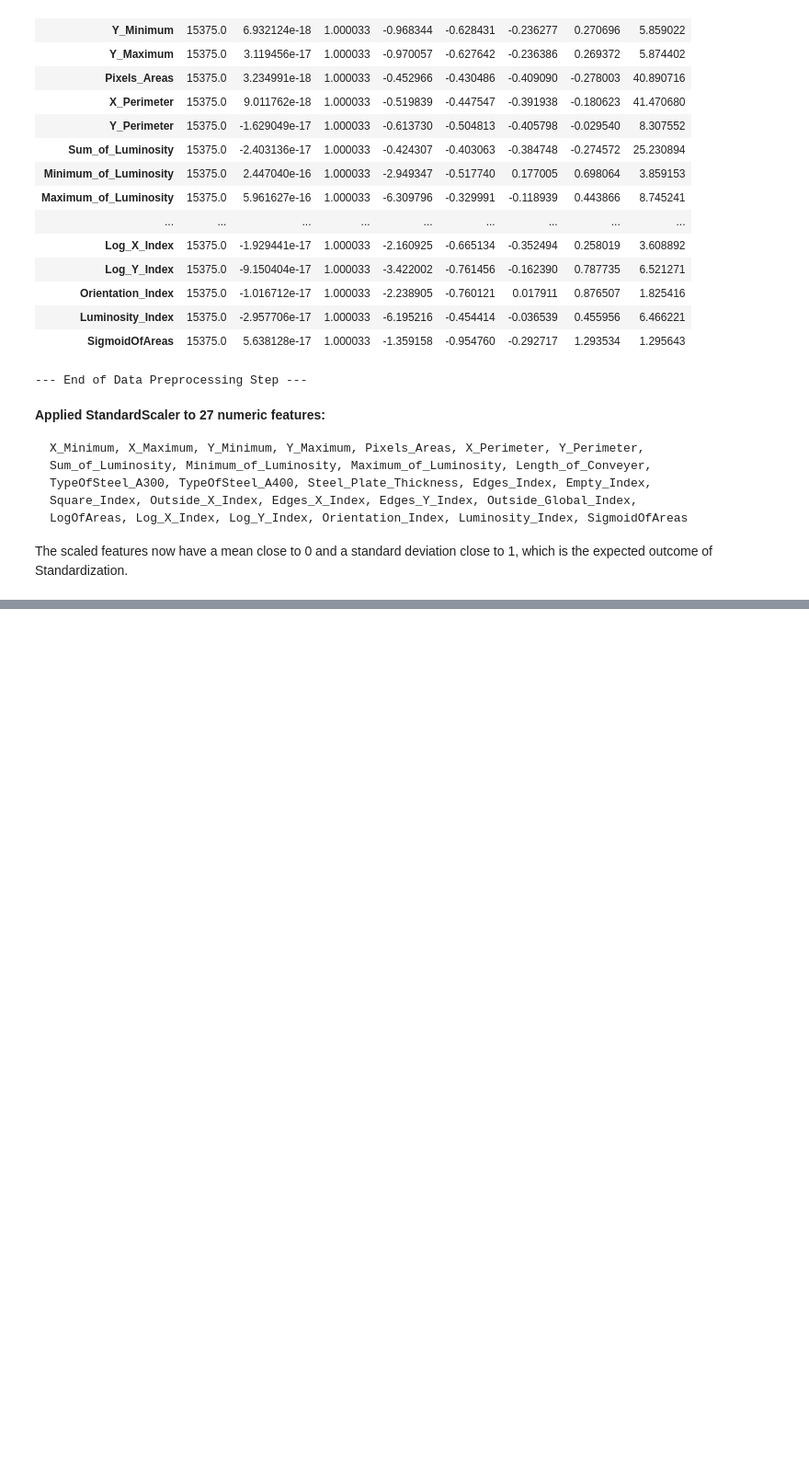
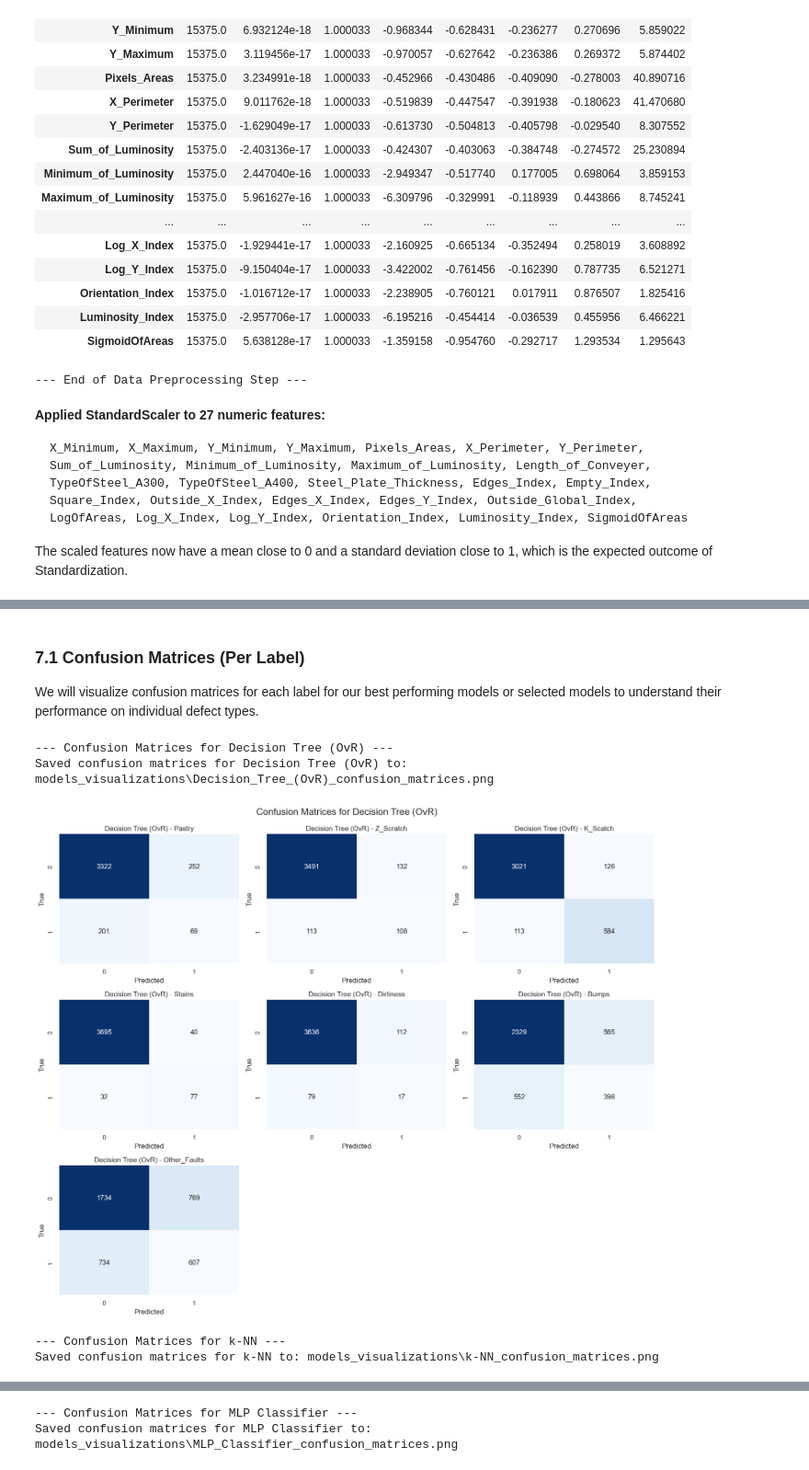
Before and after one commit to alvaroltorres/ai_supervisedlearning, a Jupyter notebook: steel_plate_defect_prediction_sl.ipynb, the cells around one changed output, grey strips where cells are left out. Shown at 92% size. Drawn from its saved outputs; the diff is of its cells as text; code cells hidden in the pictures; blank space fills up the shorter version.

Commit message:
Model Selection, Training, and Testing and evaluation and results

```diff
--- a/steel_plate_defect_prediction_sl.ipynb
+++ b/steel_plate_defect_prediction_sl.ipynb
@@ -611,0 +1001,17 @@ With the data loaded, explored, split, and preprocessed (scaled), the next phase
+# %%
+# Create a DataFrame from the model_performance dictionary
+performance_df = pd.DataFrame.from_dict(model_performance, orient='index')
+
+# We might want to separate Best Params for cleaner display, or display it fully
+pd.set_option('display.max_colwidth', None) # To see full best_params
+print("\n--- Model Performance Comparison ---")
+display(performance_df.drop(columns=['Predictions', 'Probabilities']))
+
+models_visualizations = 'models_visualizations'
+if models_visualizations:
+    try:
+        perf_filename = os.path.join(models_visualizations, 'model_performance_summary.csv')
+        performance_df.drop(columns=['Predictions', 'Probabilities']).to_csv(perf_filename)
+        print(f"\nSaved model performance summary to: {perf_filename}")
+    except Exception as e:
+        print(f"\nCould not save model performance summary: {e}")
@@ -611,0 +1039,49 @@ With the data loaded, explored, split, and preprocessed (scaled), the next phase
+# %% [markdown]
+### 7.1 Confusion Matrices (Per Label)
+
+We will visualize confusion matrices for each label for our best performing models or selected models to understand their performance on individual defect types.
+# %%
+def plot_multilabel_confusion_matrices(y_true, y_pred, model_name, labels):
+    """Plots confusion matrices for each label in a multi-label setting."""
+    cm = multilabel_confusion_matrix(y_true, y_pred)
+
+    n_labels = len(labels)
+    n_cols = 3
+    n_rows = (n_labels + n_cols - 1) // n_cols
+
+    fig, axes = plt.subplots(n_rows, n_cols, figsize=(n_cols * 5, n_rows * 4))
+    axes = axes.flatten()
+
+    for i, label_cm in enumerate(cm):
+        if i < len(labels): # Ensure we don't go out of bounds if labels list is shorter
+            sns.heatmap(label_cm, annot=True, fmt='d', cmap='Blues', ax=axes[i], cbar=False)
+            axes[i].set_title(f'{model_name} - {labels[i]}')
+            axes[i].set_xlabel('Predicted')
+            axes[i].set_ylabel('True')
+            # TN, FP, FN, TP
+
+    # Hide any unused subplots
+    for j in range(i + 1, len(axes)):
+        fig.delaxes(axes[j])
+
+    plt.tight_layout()
+    plt.suptitle(f'Confusion Matrices for {model_name}', fontsize=16, y=1.02)
+    if models_visualizations:
+        try:
+            cm_filename = os.path.join(models_visualizations, f'{model_name.replace(" ", "_")}_confusion_matrices.png')
+            plt.savefig(cm_filename, bbox_inches='tight')
+            print(f"Saved confusion matrices for {model_name} to: {cm_filename}")
+        except Exception as e:
+            print(f"Could not save confusion matrices for {model_name}: {e}")
+    plt.show()
+
+for model_name, results in model_performance.items():
+    if results['Predictions'] is not None:
+        print(f"\n--- Confusion Matrices for {model_name} ---")
+        plot_multilabel_confusion_matrices(y_val_processed, results['Predictions'], model_name, target_columns)
+# %% [output]
+--- Confusion Matrices for Decision Tree (OvR) ---
+Saved confusion matrices for Decision Tree (OvR) to: models_visualizations\Decision_Tree_(OvR)_confusion_matrices.png
+[figure, added]
+--- Confusion Matrices for k-NN ---
+Saved confusion matrices for k-NN to: models_visualizations\k-NN_confusion_matrices.png
@@ -611,0 +1089,2 @@ With the data loaded, explored, split, and preprocessed (scaled), the next phase
+--- Confusion Matrices for MLP Classifier ---
+Saved confusion matrices for MLP Classifier to: models_visualizations\MLP_Classifier_confusion_matrices.png
```
Also changed, not shown: parts of 26 cells of this notebook, 9 other files.
